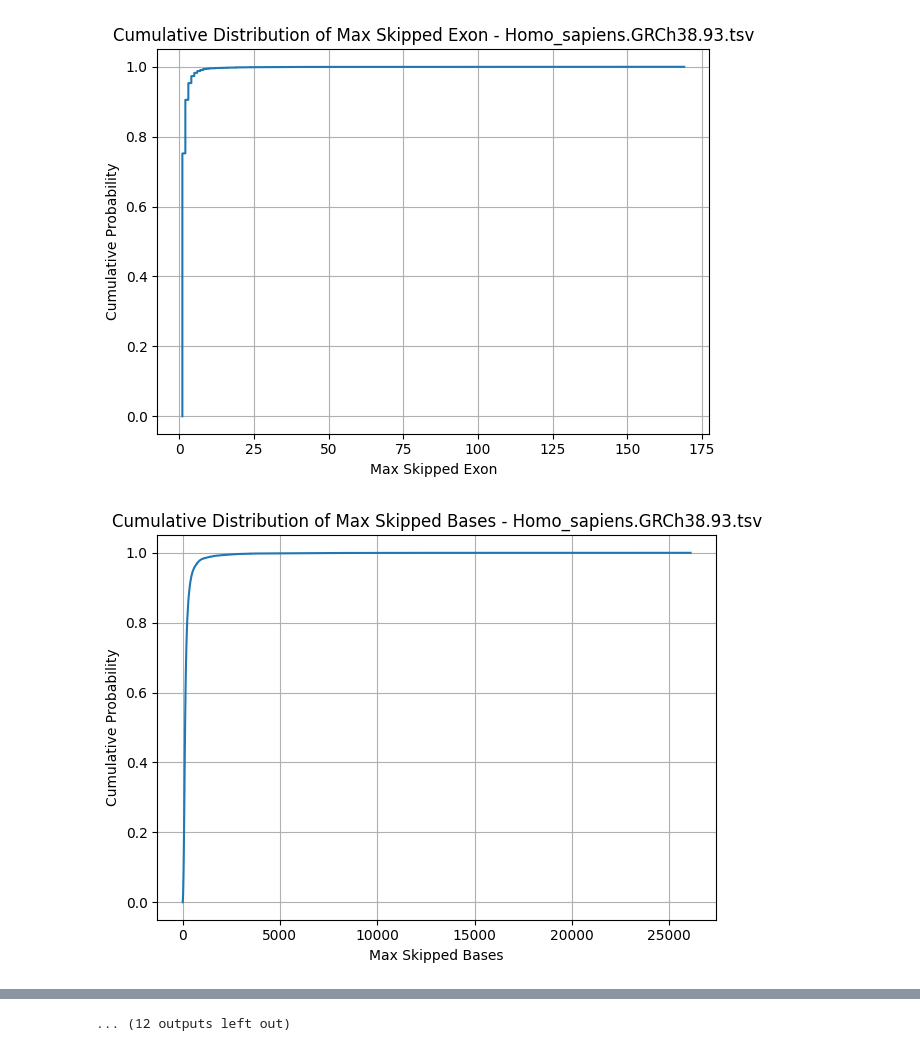
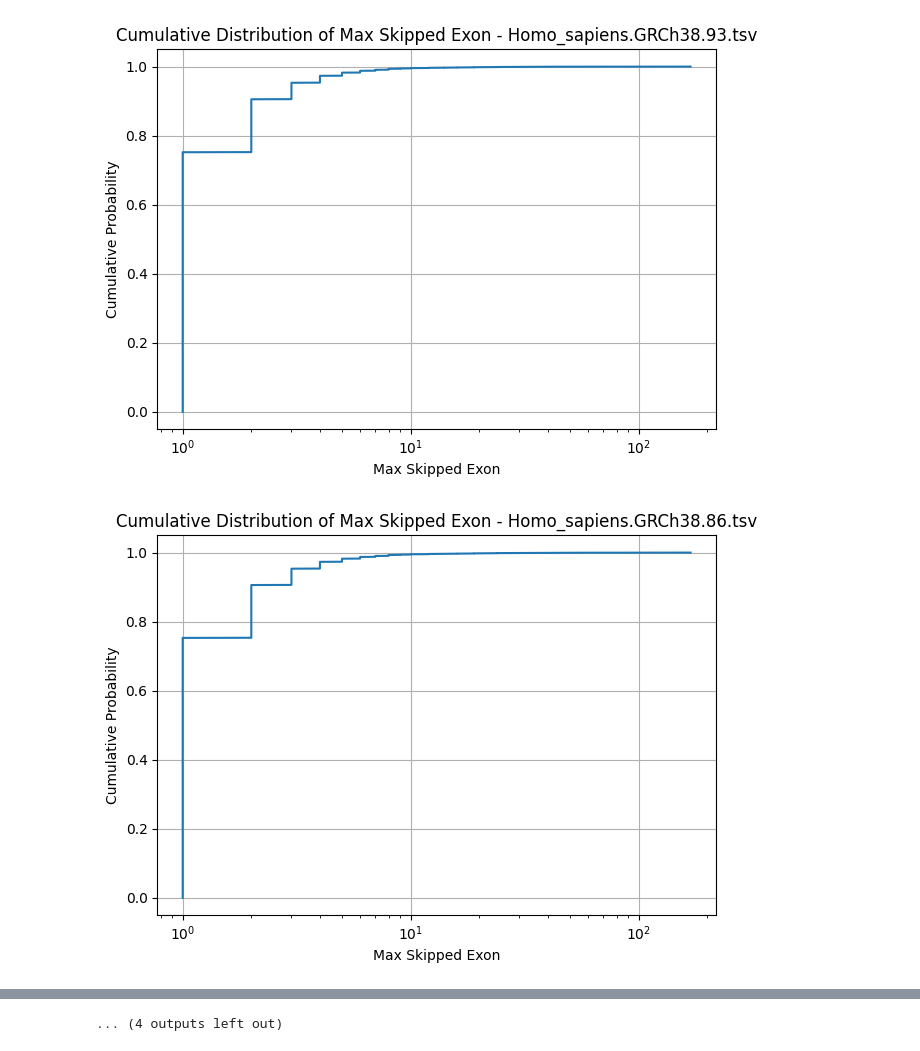
Before and after one commit to IngiumDev/gobi, a Jupyter notebook: src/main/Analysis/exonskipping/analyze_exon_skipping.ipynb, the cells around one changed output, grey strips where cells are left out. Saved outputs shown, nothing was run; the diff lists cells and outputs as text; code cells hidden in the pictures.

Commit message:
Optimized deliverable plots

```diff
--- a/src/main/Analysis/exonskipping/analyze_exon_skipping.ipynb
+++ b/src/main/Analysis/exonskipping/analyze_exon_skipping.ipynb
@@ -71,44 +74,46 @@ for key, values in data_dict.items():
     plt.grid(True)
     plt.tight_layout()
     # plt.savefig(os.path.join(RESULTS, f'boxplot_{key}.jpg'))
     plt.show()
     plt.close()
 
+# All plots on one figure
     # Create cumulative plots for each TSV file
 for file_name, data in tsv_data.items():
     # Cumulative plot for max skipped exon
     plt.figure()
     sorted_exons = np.sort(data['max_skipped_exon'].values)
     cumulative_exons = np.arange(1, len(sorted_exons) + 1) / len(sorted_exons)
     plt.plot(sorted_exons, cumulative_exons, label=file_name)
-
+    plt.xscale('log')
     plt.title(f'Cumulative Distribution of Max Skipped Exon - {file_name}')
     plt.xlabel('Max Skipped Exon')
     plt.ylabel('Cumulative Probability')
     plt.grid(True)
     plt.tight_layout()
     plt.show()
 
     # Cumulative plot for max skipped bases
-    plt.figure()
-    sorted_bases = np.sort(data['max_skipped_bases'].values)
-    cumulative_bases = np.arange(1, len(sorted_bases) + 1) / len(sorted_bases)
-    plt.plot(sorted_bases, cumulative_bases, label=file_name)
-
-    plt.title(f'Cumulative Distribution of Max Skipped Bases - {file_name}')
-    plt.xlabel('Max Skipped Bases')
-    plt.ylabel('Cumulative Probability')
-    plt.grid(True)
-    plt.tight_layout()
-    plt.show()
+    # plt.figure()
+    # sorted_bases = np.sort(data['max_skipped_bases'].values)
+    # cumulative_bases = np.arange(1, len(sorted_bases) + 1) / len(sorted_bases)
+    # plt.plot(sorted_bases, cumulative_bases, label=file_name)
+    # plt.xscale('log')
+    #
+    # plt.title(f'Cumulative Distribution of Max Skipped Bases - {file_name}')
+    # plt.xlabel('Max Skipped Bases')
+    # plt.ylabel('Cumulative Probability')
+    # plt.grid(True)
+    # plt.tight_layout()
+    # plt.show()
 # %% [output]
 [figure]
 [figure]
 [figure]
 [figure]
 [figure]
 [figure]
 [figure]
 [figure]
-[figure, old version]
+[figure, new version]
-[figure, old version]
+[figure, new version]
@@ -117 +122 @@ for file_name, data in tsv_data.items():
-... (12 outputs left out)
+... (4 outputs left out)
```
Also changed, not shown: parts of 4 cells of this notebook, 1 other file.
